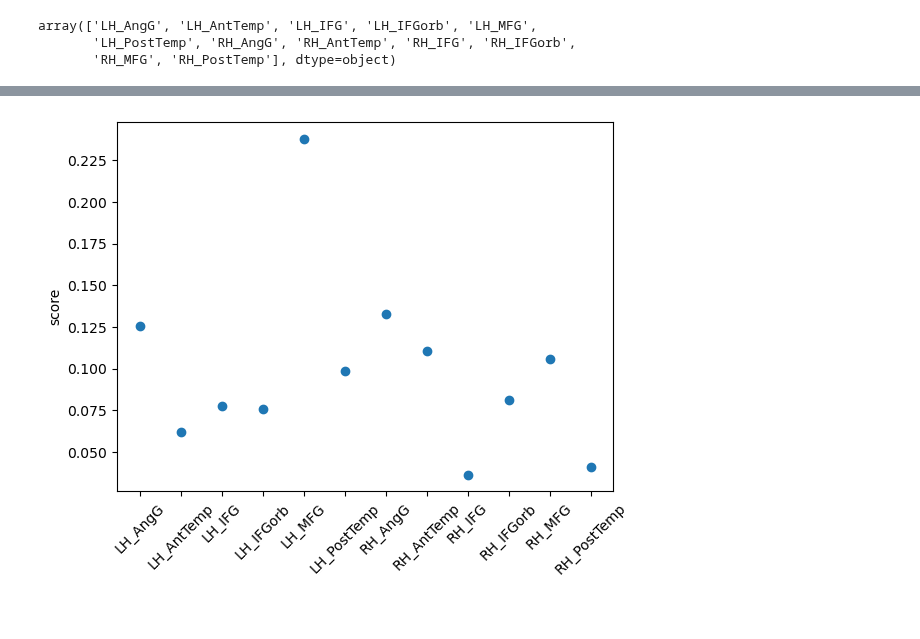
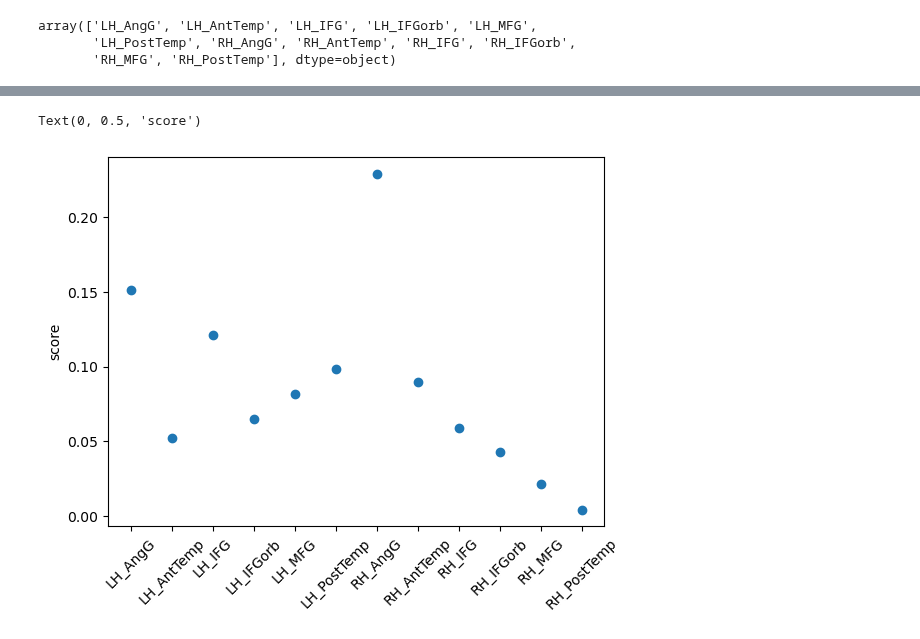
Before and after one commit to hadarl/brainscore-language, a Jupyter notebook: examples/hla_score.ipynb, the cells around one changed output, grey strips where cells are left out. Drawn from its saved outputs; the diff is of its cells as text; code cells hidden in the pictures.

```diff
--- a/examples/hla_score.ipynb
+++ b/examples/hla_score.ipynb
@@ -137,9 +157,10 @@ array(['LH_AngG', 'LH_AntTemp', 'LH_IFG', 'LH_IFGorb', 'LH_MFG',
        'LH_PostTemp', 'RH_AngG', 'RH_AntTemp', 'RH_IFG', 'RH_IFGorb',
        'RH_MFG', 'RH_PostTemp'], dtype=object)
 # %%
+split_ind = 1
 roi_score_all = []
-for roi_region in np.unique(model_score.raw.raw[0].roi):
-    model_score_raw_roi_region = model_score.raw.raw[0].sel(roi=roi_region)
+for roi_region in np.unique(model_score.raw.raw[split_ind].roi):
+    model_score_raw_roi_region = model_score.raw.raw[split_ind].sel(roi=roi_region)
     print(roi_region)
     roi_score = np.mean(model_score_raw_roi_region).data
     print(roi_score)
@@ -164,0 +172,35 @@ RH_PostTemp
+# %%
+# Plotting per-roi score. Each subplot is a separate split (to see consistency across splits):
+
+fig = plt.figure(figsize=(8, 20))
+fig.subplots_adjust(hspace=0.4, wspace=0.2)
+
+roi_score_all_rois_all_splits = []
+
+for i in range(10):
+
+    split_ind = i
+    roi_score_all_rois = []
+    for roi_region in np.unique(model_score.raw.raw[split_ind].roi):
+        model_score_raw_roi_region = model_score.raw.raw[split_ind].sel(roi=roi_region)
+        # print(roi_region)
+        roi_score = np.mean(model_score_raw_roi_region).data
+        # print(roi_score)
+        roi_score_all_rois.append(roi_score)
+
+
+    y = roi_score_all_rois
+    roi_score_all_rois_all_splits.append(roi_score_all_rois)
+
+    ax = fig.add_subplot(5, 2, i+1)
+
+    ax.set_title(str(i),)
+    #ax.text(0.5, 0.8, str(i), fontsize=12, ha='center')
+    # ax.plt.text(0.5, 0.8, str(i), fontsize=12, ha='center')
+
+    x = np.unique(model_score.raw.raw[split_ind].roi)
+    ax.scatter(x, y)
+    ax.set_xticks(x)
+    ax.set_xticklabels(x, rotation=45)
+    ax.set_ylabel('score')
+    #fig.show()
@@ -165,14 +233,16 @@ RH_PostTemp
 # %%
+# Plotting per-roi score for a single split:
+
 import numpy as np
 from matplotlib import pyplot
 
 y = roi_score_all
 fig, ax = pyplot.subplots()
-x = np.unique(model_score.raw.raw[0].roi)
+x = np.unique(model_score.raw.raw[split_ind].roi)
 ax.scatter(x, y)
 ax.set_xticks(x)
 ax.set_xticklabels(x, rotation=45)
 ax.set_ylabel('score')
-fig.show()
 # %% [output]
+Text(0, 0.5, 'score')
-[figure, old version]
+[figure, new version]
```
Also changed, not shown: parts of 9 cells of this notebook, 6 other files.
